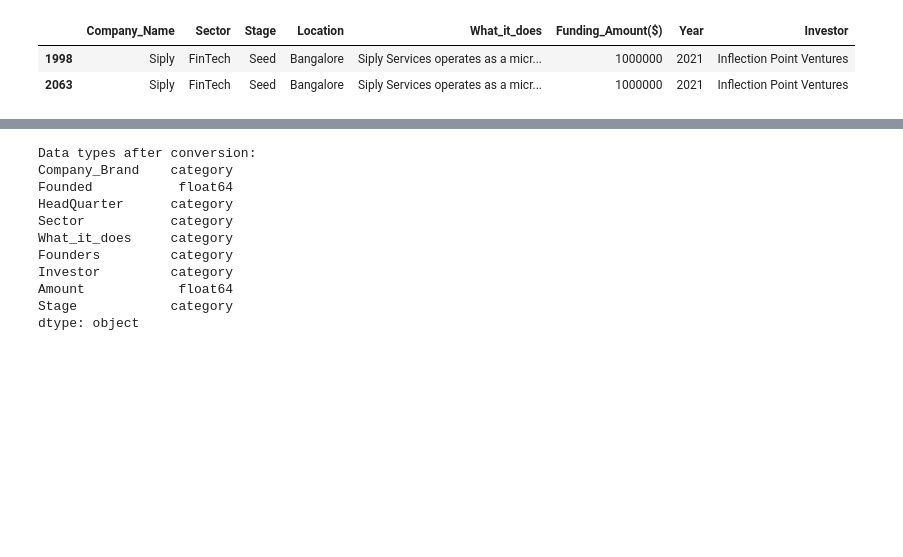
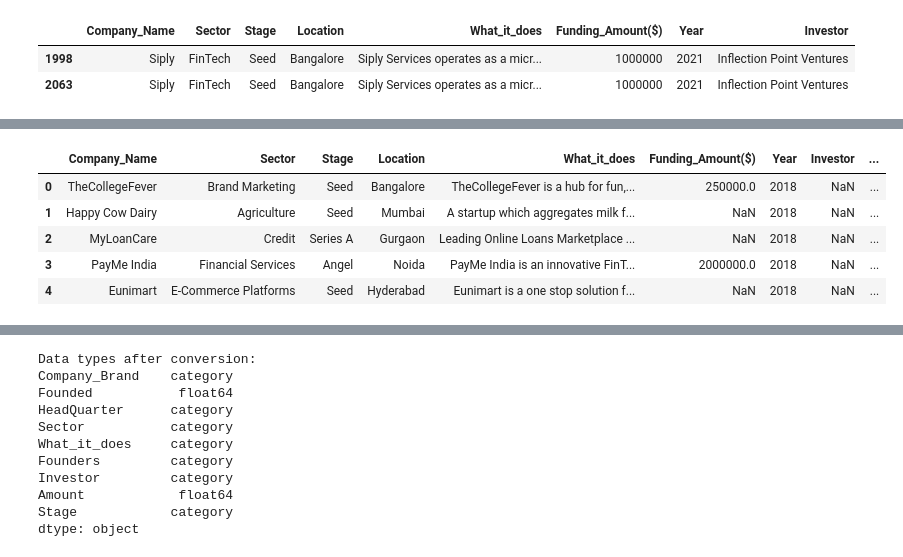
Before and after one commit to BamBamOguns/CA_First_Project_LP1, a Jupyter notebook: Notebooks/main.ipynb, the cells around one changed output, grey strips where cells are left out. Saved outputs shown, nothing was run; the diff lists cells and outputs as text; code cells hidden in the pictures; blank space fills up the shorter version.

Commit message:
Cleaning Merged Dataset

```diff
--- a/Notebooks/main.ipynb
+++ b/Notebooks/main.ipynb
@@ -1982,0 +2038,5 @@ merged_data[merged_data.duplicated(keep = False)]
+# %%
+# Change datatypes for 'Funding_Amount($)' and 'Year' columns
+merged_data['Funding_Amount($)'] = pd.to_numeric(merged_data['Funding_Amount($)'], errors = 'coerce')
+
+merged_data['Year'] = merged_data['Year'].astype(str)
@@ -1982,0 +2083,16 @@ merged_data[merged_data.duplicated(keep = False)]
+# %%
+# Fix errors by assigning similar names to a common name
+merged_data['Stage'].replace('Angel Round', 'Angel', inplace = True)
+merged_data['Stage'].replace('Debt Financing', 'Debt', inplace = True)
+merged_data['Stage'].replace('Funding Round', 'Fresh funding', inplace = True)
+merged_data['Stage'].replace(['Pre series A', 'Pre series A1', 'Pre-series A', 'Pre-series A1'], 'Pre Series A', inplace = True)
+merged_data['Stage'].replace('Pre-series B', 'Pre Series B', inplace = True)
+merged_data['Stage'].replace(['Pre seed Round', 'Pre-seed', 'Pre seed Round'], 'Pre-Seed', inplace = True)
+merged_data['Stage'].replace('Seed+', 'Seed', inplace = True)
+merged_data['Stage'].replace(['Series A+', 'Series A-1', 'Series A2'], 'Series A', inplace = True)
+merged_data['Stage'].replace(['Series B+', 'Series B2', 'Series B3'], 'Series B', inplace = True)
+merged_data['Stage'].replace('SeriesC', 'Series C', inplace = True)
+merged_data['Stage'].replace('Series C, D', 'Series C', inplace = True)
+merged_data['Stage'].replace('Series D1', 'Series D', inplace = True)
+merged_data['Stage'].replace('Series E2', 'Series E', inplace = True)
+merged_data['Stage'].replace(['Series F1', 'Series F2'], 'Series F', inplace = True)
@@ -1982,0 +2125,4 @@ merged_data[merged_data.duplicated(keep = False)]
+# %%
+# Fill null values in the 'Stage' column with 'Undisclosed'. These companies may have purposefully left this column unfilled.
+# Filling with a Modal value will definitely not give a true picture of my analysis
+merged_data['Stage'].fillna('Undisclosed', inplace = True)
@@ -1982,0 +2198,15 @@ merged_data[merged_data.duplicated(keep = False)]
+# %%
+# Applying the sector redistribution function to create a new column
+merged_data['Redistributed_sector'] = merged_data['Sector'].apply(sector_redistribution)
+# %%
+# Confirming the grouped sectors
+
+# Display the DataFrame with the new column
+merged_data.head(5)
+# %% [output]
+|  | Company_Name | Sector | Stage | Location | What_it_does | Funding_Amount($) | Year | Investor | ... |
+| 0 | TheCollegeFever | Brand Marketing | Seed | Bangalore | TheCollegeFever is a hub for fun,... | 250000.0 | 2018 | NaN | ... |
+| 1 | Happy Cow Dairy | Agriculture | Seed | Mumbai | A startup which aggregates milk f... | NaN | 2018 | NaN | ... |
+| 2 | MyLoanCare | Credit | Series A | Gurgaon | Leading Online Loans Marketplace ... | NaN | 2018 | NaN | ... |
+| 3 | PayMe India | Financial Services | Angel | Noida | PayMe India is an innovative FinT... | 2000000.0 | 2018 | NaN | ... |
+| 4 | Eunimart | E-Commerce Platforms | Seed | Hyderabad | Eunimart is a one stop solution f... | NaN | 2018 | NaN | ... |
```
Also changed, not shown: parts of 21 cells of this notebook.
